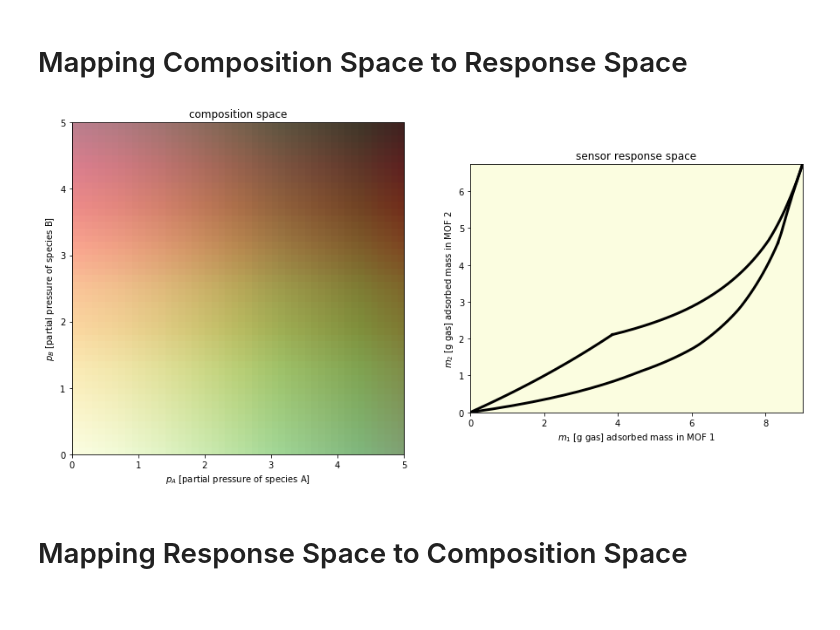
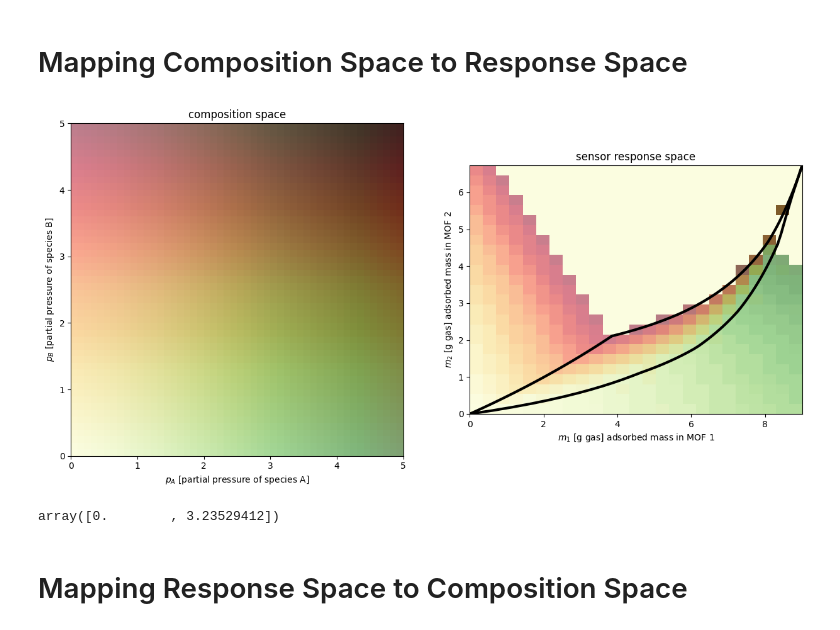
Before and after one commit to SimonEnsemble/nonlinear_sensing, a Jupyter notebook: viz mapping.ipynb, the cells around one changed output. Drawn from its saved outputs; the diff is of its cells as text; code cells hidden in the pictures.

```diff
--- a/viz mapping.ipynb
+++ b/viz mapping.ipynb
@@ -76,3 +98,5 @@ ads_model["HKUST-1"]["co2"].params
 ads_model["HKUST-1"]["co2"].loading(0.2)
 # %% [output]
 1.1556423315374746
+# %%
+ads_model["MOF-5"]["co2"].loading(1330.0)
@@ -120,0 +153,16 @@ TypeError: float() argument must be a string or a number, not 'method'
+# %%
+ps = np.linspace(0, 10.0, 35)
+knn = neighbors.KNeighborsRegressor(1)
+P = []
+M = []
+for i in range(len(ps)):
+    for j in range(len(ps)):
+        p = np.array([ps[i], ps[j]])
+        P.append(p)
+        M.append(f(p))
+knn_model = knn.fit(M, P) # the inverse problem
+
+def g_knn(m):
+    return knn_model.predict([m])[0]
+
+g_knn(m)
@@ -310,27 +361,24 @@ def draw_mspace_boundaries(p_max, plt_num):
     m2 = np.zeros(len(x))
     for i in range(len(x)):
         # make pa = 0
-        p = [0, x[i]]
+        p = np.array([0, x[i]])
         m1[i] = f(p)[0]
         m2[i] = f(p)[1]
     ax[plt_num].plot(m1,m2, color="black", lw=3)
     for i in range(len(x)):
         # make pb = 0
-        p = [x[i], 0]
-        m1[i] = f(p)[0]
-        m2[i] = f(p)[1]
+        p = np.array([x[i], 0])
+        m1[i], m2[i] = f(p)
     ax[plt_num].plot(m1,m2,color="black", lw=3)
     for i in range(len(x)):
         # make pa = max
-        p = [p_max, x[i]]
-        m1[i] = f(p)[0]
-        m2[i] = f(p)[1]
+        p = np.array([p_max, x[i]])
+        m1[i], m2[i] = f(p)
     ax[plt_num].plot(m1,m2,color="black", lw=3)
     for i in range(len(x)):
         # make pb = max
-        p = [x[i], p_max]
-        m1[i] = f(p)[0]
-        m2[i] = f(p)[1]
+        p = np.array([x[i], p_max])
+        m1[i], m2[i] = f(p)
     ax[plt_num].plot(m1,m2,color="black", lw=3)
 # %% [markdown]
 # Mapping Composition Space to Response Space
@@ -412,10 +460,10 @@ pb = np.linspace(0, p_max)
 z_composition = [[colorFromBivariateData(pa[i]/p_max, pb[j]/p_max) for i in range(np.size(pa))] for j in range(np.size(pb))]
 
 # find maximum mass
-m_max = [f([p_max,p_max])[0], f([p_max,p_max])[1]]
+m_max = f(np.array([p_max, p_max]))
 
 # Initialize m1, m2 for colormap
-num_grid_pts = 100
+num_grid_pts = 25
 m1_grid = np.linspace(0, m_max[0], num_grid_pts)
 m2_grid = np.linspace(0, m_max[1], num_grid_pts)
 
@@ -426,36 +474,43 @@ z_response = [[colorFromBivariateData(0, 0) for i in range(num_grid_pts)] for j
 for i in range(num_grid_pts):
     for j in range(num_grid_pts):
         m_0 = np.array([m1_grid[i], m2_grid[j]])
-        p = g(m_0, 0, p_max)
-        z_response[j][i] = colorFromBivariateData(p[0]/p_max, p[1]/p_max)
+#         p = g_knn(m_0) # g(m_0, 0, p_max)
+        p = g(m_0)
+        if np.all(p < p_max):
+            z_response[j][i] = colorFromBivariateData(p[0] / p_max, p[1] / p_max)
 
 # Create extent of colormaps
 extent_composition = (0, p_max, 0, p_max)
 extent_response = (0, m_max[0], 0, m_max[1])
 
 # Plot colormaps in composition and response space
 ax[0].imshow(z_composition, extent=extent_composition, origin='lower')
 ax[1].imshow(z_response, extent=extent_response,  origin='lower')
 ax[1].set_aspect('equal', 'box')
 ax[0].set_aspect('equal', 'box')
 
 # Add boarder around response space
 draw_mspace_boundaries(p_max, 1)
 
 # Add png to plot
 #irmof1_fig = mpimg.imread('irmof1.png')
 #imagebox = OffsetImage(irmof1_fig, zoom=0.1)
 #ab = AnnotationBbox(imagebox, (4.0, 4.0))
 #ax[0].add_artist(ab)
 
 # Testing to ensure points map to correct response space
 # p = [0,5]
 # m = [f_1(p), f_2(p)]
 # print("m :", m)
 # ax[0].scatter([p[0]],[p[1]], color='red', s=70)
 # ax[1].scatter([m[0]],[m[1]], color='red', s=70)
 # %% [output]
-[figure, old version]
+[figure, new version]
+# %%
+m = np.array([0.1, 6.0])
+g(m)
+# %% [output]
+array([0.        , 3.23529412])
 # %% [markdown]
 # Mapping Response Space to Composition Space
 # %%
```
Also changed, not shown: parts of 17 cells of this notebook.
